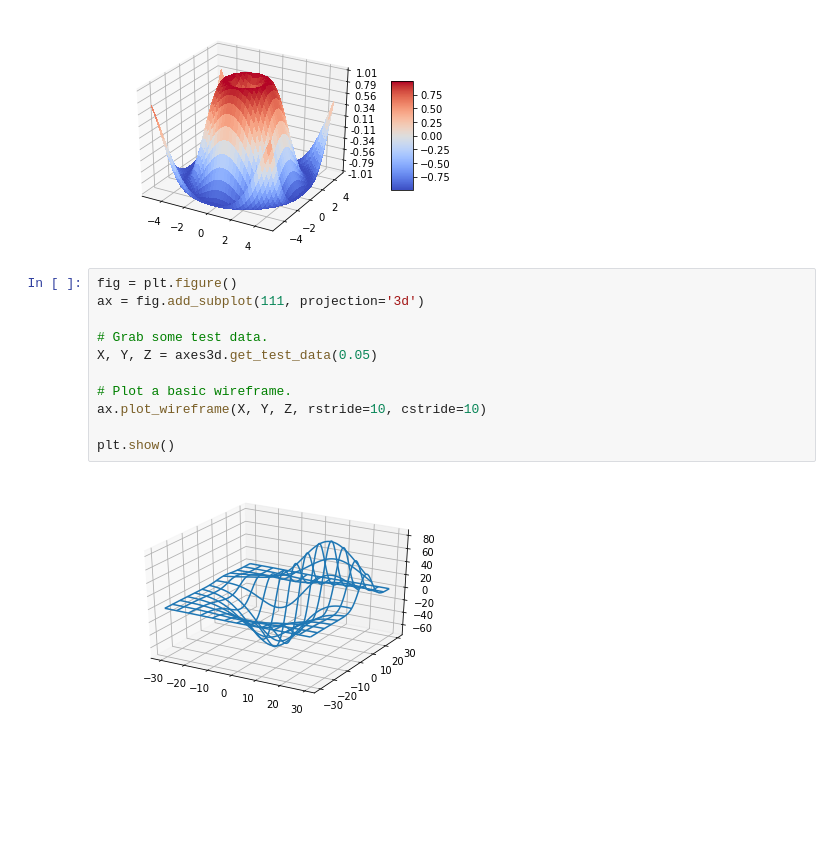
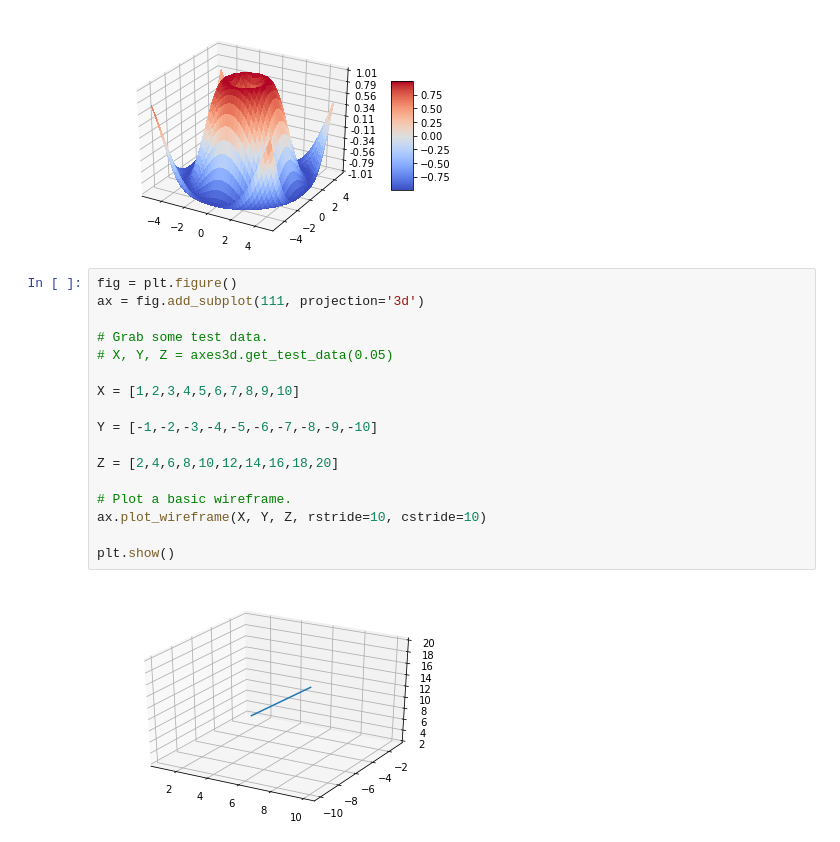
Before and after one commit to Gonen09/infinite-range-hopping-Python, a Jupyter notebook: problema 2.ipynb, the cells around one changed output. Saved outputs shown, nothing was run; the diff lists cells and outputs as text; blank space fills up the shorter version.

```diff
--- a/problema 2.ipynb
+++ b/problema 2.ipynb
@@ -1298,13 +1340,19 @@ plt.show()
 # %%
 fig = plt.figure()
 ax = fig.add_subplot(111, projection='3d')
 
 # Grab some test data.
-X, Y, Z = axes3d.get_test_data(0.05)
+# X, Y, Z = axes3d.get_test_data(0.05)
+
+X = [1,2,3,4,5,6,7,8,9,10]
+
+Y = [-1,-2,-3,-4,-5,-6,-7,-8,-9,-10]
+
+Z = [2,4,6,8,10,12,14,16,18,20]
 
 # Plot a basic wireframe.
 ax.plot_wireframe(X, Y, Z, rstride=10, cstride=10)
 
 plt.show()
 # %% [output]
-[figure, old version]
+[figure, new version]
```
Also changed, not shown: parts of 12 cells of this notebook.
